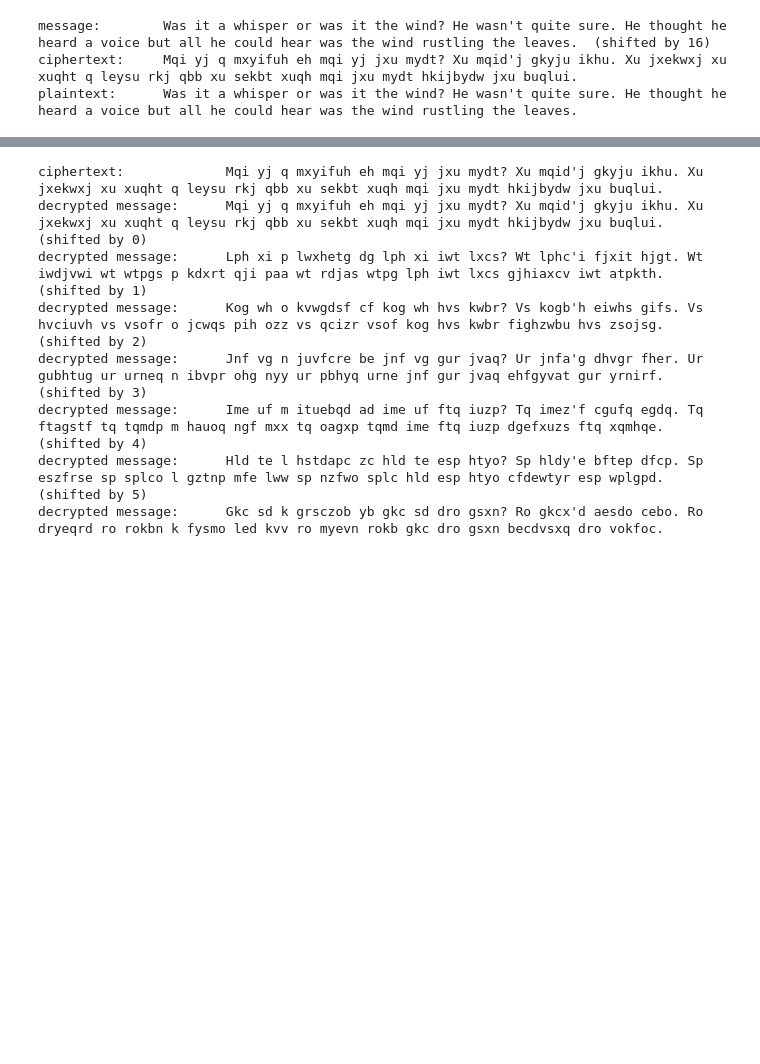
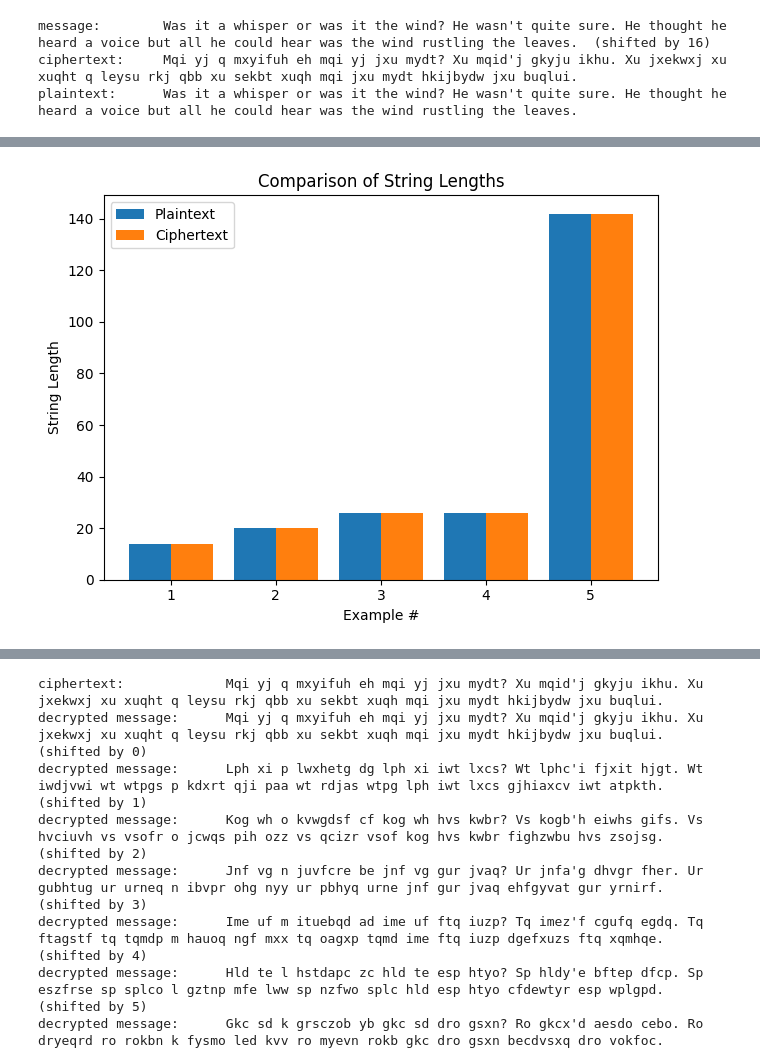
Before and after one commit to jmadoremos/training-materials, a Jupyter notebook: src/cryptography/100/caesar-cipher.ipynb, the cells around one changed output, grey strips where cells are left out. Drawn from its saved outputs; the diff is of its cells as text; code cells hidden in the pictures; blank space fills up the shorter version.

```diff
--- a/src/cryptography/100/caesar-cipher.ipynb
+++ b/src/cryptography/100/caesar-cipher.ipynb
@@ -294,0 +309,15 @@ plaintext:      Was it a whisper or was it the wind? He wasn't quite sure. He th
+# %%
+# List of messages in the previous examples
+# format: (plaintext, ciphertext)
+messages = [
+    ("attack at dawn", "buubdl bu ebxo"),
+    ("MEETATTHEDOCKSBYDAWN", "NFFUBUUIFEPDLTCZEBXO"),
+    ("MEET AT THE DOCKS BY DAWN?", "NFFU BU UIF EPDLT CZ EBXO?"),
+    ("Meet at the docks by dawn?", "Nffu bu uif epdlt cz ebxo?"),
+    ("Was it a whisper or was it the wind? He wasn't quite sure. He thought he heard a voice but all he could hear was the wind rustling the leaves.", "Mqi yj q mxyifuh eh mqi yj jxu mydt? Xu mqid'j gkyju ikhu. Xu jxekwxj xu xuqht q leysu rkj qbb xu sekbt xuqh mqi jxu mydt hkijbydw jxu buqlui.")
+]
+
+# Show as a table
+print("{:<10} {:<30} {:<30}".format("Example #", "Plaintext", "Ciphertext"))
+for i, (plaintext, ciphertext) in enumerate(messages):
+    print("{:<10} {:<30} {:<30}".format(i + 1, plaintext, ciphertext))
@@ -294,0 +441,24 @@ plaintext:      Was it a whisper or was it the wind? He wasn't quite sure. He th
+# %%
+import matplotlib.pyplot as plt
+
+# Extract string lengths for each example
+plaintext_lengths = [len(plaintext) for plaintext, _ in messages]
+ciphertext_lengths = [len(ciphertext) for _, ciphertext in messages]
+
+# Create a bar graph with side-by-side bars
+index = range(len(messages))  # Use index for x-axis labels (example numbers)
+plt.bar(index, plaintext_lengths, label="Plaintext", width=0.4)
+plt.bar([i + 0.4 for i in index], ciphertext_lengths, label="Ciphertext", width=0.4)
+
+# Set labels and title
+plt.xlabel("Example #")
+plt.ylabel("String Length")
+plt.title("Comparison of String Lengths")
+plt.xticks([i + 0.2 for i in index], [i + 1 for i in range(len(messages))])  # Adjust x-axis labels for readability
+plt.legend()
+
+# Display the graph
+plt.tight_layout()
+plt.show()
+# %% [output]
+[figure, added]
```
Also changed, not shown: parts of 15 cells of this notebook.
